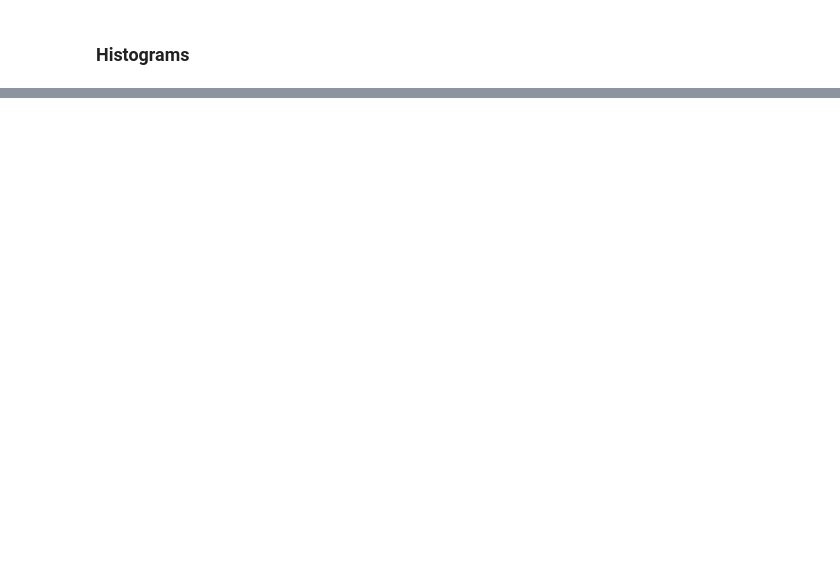
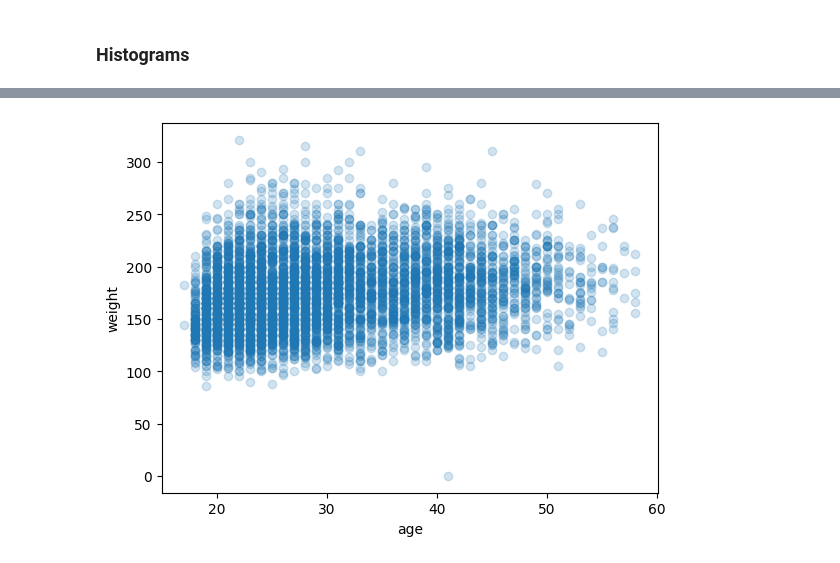
Before and after one commit to takuman-parsons-ml/WK02, a Jupyter notebook: WK02.ipynb, the cells around one changed output, grey strips where cells are left out. Cells and saved outputs as stored; diff of their text form; code cells hidden in the pictures; blank space fills up the shorter version.

```diff
--- a/WK02.ipynb
+++ b/WK02.ipynb
@@ -802,3 +869,10 @@ plt.show()
 # %%
 # TODO plot other combinations of variables
 # TODO: any correlation ?
+
+plt.scatter(ages, weights, marker='o', alpha=0.2)
+plt.xlabel("age")
+plt.ylabel("weight")
+plt.show()
+# %% [output]
+[figure, added]
```
Also changed, not shown: parts of 37 cells of this notebook, 1 other file.
